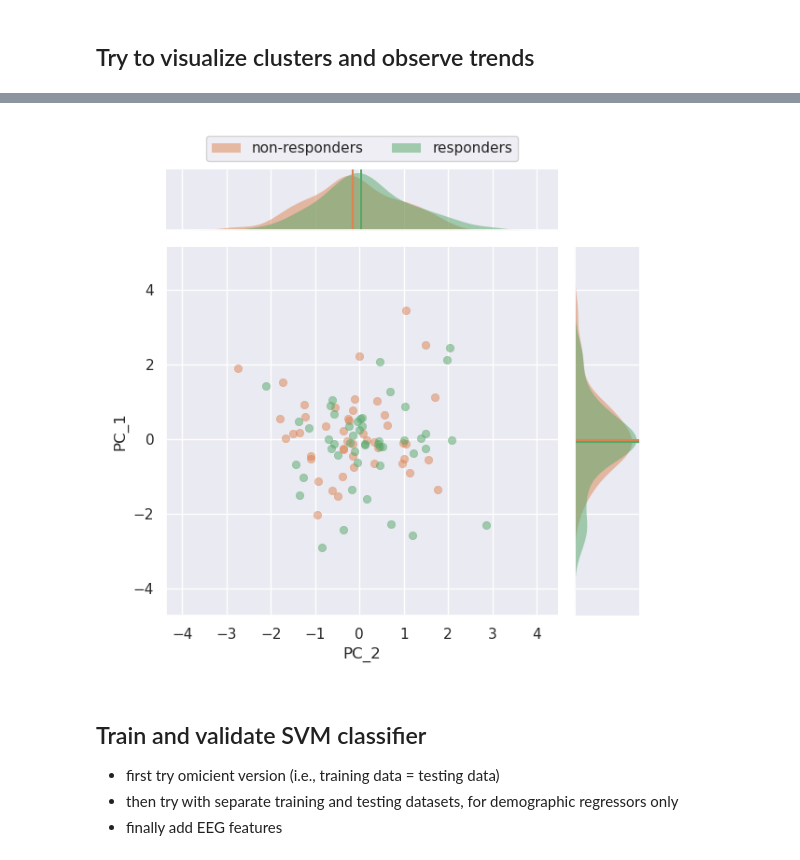
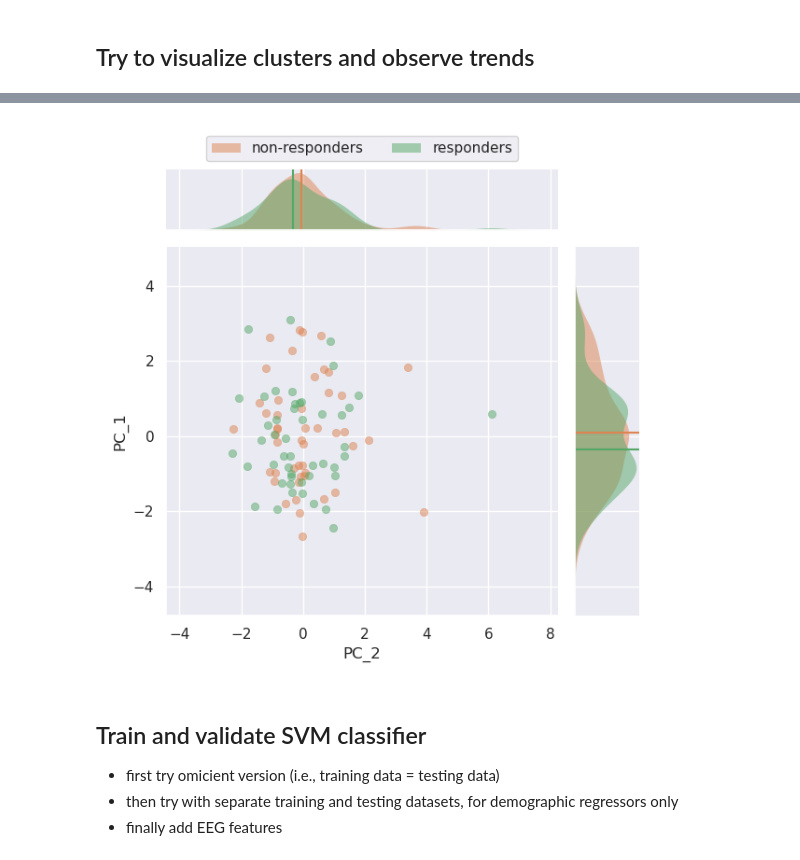
Before and after one commit to rythorpe/brainstorm_challenge, a Jupyter notebook: extract_features.ipynb, the cells around one changed output, grey strips where cells are left out. Drawn from its saved outputs; the diff is of its cells as text; code cells hidden in the pictures.

```diff
--- a/extract_features.ipynb
+++ b/extract_features.ipynb
@@ -155,37 +87,0 @@ def coherence2(x, y, fs, freq):
-# %%
-from scipy import signal
-
-import matplotlib.pyplot as plt
-
-rng = np.random.default_rng()
-
-fs = 500
-
-N = 20000
-
-amp = 10
-
-freq = 20
-
-noise_power = 0.01 * fs / 2
-
-time = np.arange(N) / fs
-
-b, a = signal.butter(2, 0.25, 'low')
-
-x = rng.normal(scale=np.sqrt(noise_power), size=time.shape)
-
-y = signal.lfilter(b, a, x)
-
-x += amp*np.sin(2*np.pi*freq*time)
-
-y += rng.normal(scale=0.8*np.sqrt(noise_power), size=time.shape) + 0.3*amp*np.sin(2*np.pi*freq*time)
-
-
-plt.figure()
-plt.plot(time, x)
-plt.plot(time, y)
-
-#Cxy1, freq_closest = coherence1(x, y, fs=fs, freq=freq)
-#Cxy, freq_closest, Cxy_all, freqs = coherence2(x, y, fs=fs, freq=freq)
-freqs, Cxy_all = scipy.signal.coherence(x, y, fs=fs)
@@ -623,0 +411,6 @@ Finished: dynamic spatio-spectral event shift!!!
+# %%
+features = np.zeros((n_subj_series, 6))
+
+data_type_dir = op.join(data_dir, data_type)
+for idx in range(n_subj_series):
+    features[idx] = get_features(subj_ids[idx], series_nums[idx], data_type_dir)
@@ -639,17 +619,17 @@ plot_features_scatter(x=feat_1, y=feat_3, responder_labels=responders, ax_labels
 # %%
 # PCA: see if the two data classes appear to be linearly separable
 # answer: nope
-X = np.c_[feat_1, feat_2, feat_3]
+X = features.copy()
 X = StandardScaler().fit_transform(X)
 pca = PCA()
 pca.fit(X)
 pcs = pca.components_[:2, :]
 X_pc = X @ pcs.T
 
 ax_labels = ['PC_2', 'PC_1']
 plot_features_scatter(x=X_pc[:, 1], y=X_pc[:, 0], responder_labels=responders, ax_labels=ax_labels)
 # %% [output]
-[figure, old version]
+[figure, new version]
 # %% [markdown]
 ## Train and validate SVM classifier
 - first try omicient version (i.e., training data = testing data)
```
Also changed, not shown: parts of 18 cells of this notebook, 1 other file.
